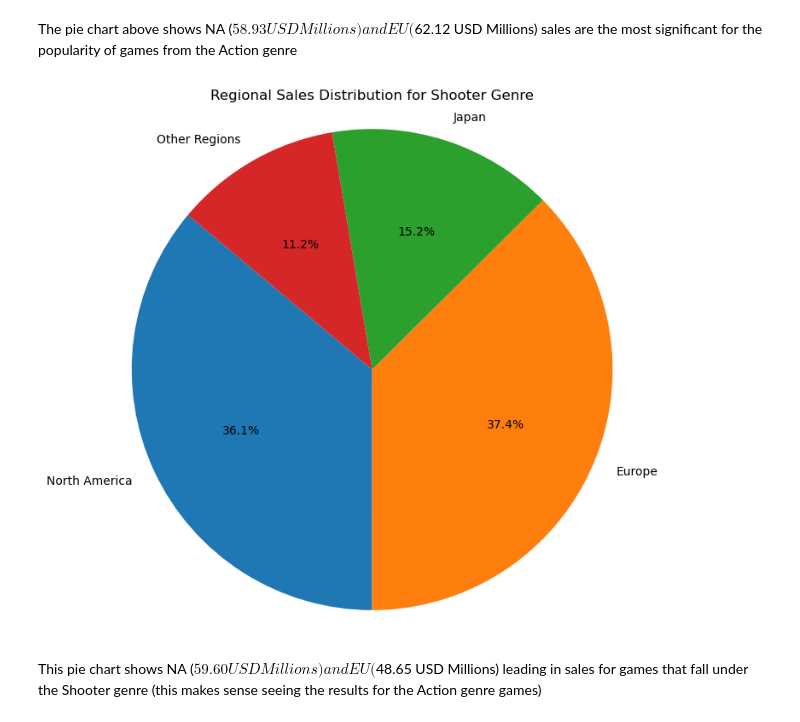
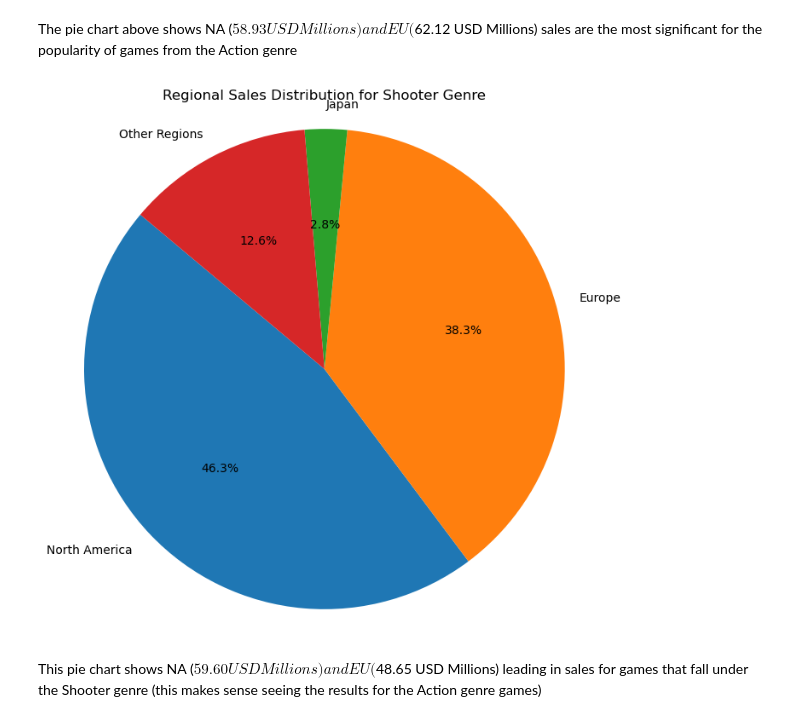
Before and after one commit to michav95/Video-Game-Forecasting, a Jupyter notebook: notebooks/EDA.ipynb, the cells around one changed output. Cells and saved outputs as stored; diff of their text form; code cells hidden in the pictures.

```diff
--- a/notebooks/EDA.ipynb
+++ b/notebooks/EDA.ipynb
@@ -678,7 +672,7 @@ The average length of time for new platforms to appear, and old ones to fade out
 # Moving forward we should only use data from 2014-2017, due to such a dynamically changing industry with constant growth and development we don't want to take too long a time interval.
 
 # Create the dataframe we will be focusing on moving forward
-DF_new = DF[(DF['year_of_release'] >= 2014) & (DF['year_of_release']<= 2017)]
+DF_new = DF[(DF['year_of_release'] >= 2014) & (DF['year_of_release']<= 2016)]
 
 # Put the new dataframe in chronological order based on the year_of_release column
 DF_new_sorted = DF_new.sort_values(by='year_of_release', ascending=True)
@@ -1600,25 +1688,30 @@ The pie chart above shows NA ($58.93 USD Millions) and EU ($62.12 USD Millions)
 # %%
 # Filter data for the specific genre
 shooter_genre_data = DF_new_sorted[DF_new_sorted['genre'] == 'Shooter']
 
 # Sum sales across regions for Action genre
 na_shooter_sales = shooter_genre_data['na_sales'].sum()
 eu_shooter_sales = shooter_genre_data['eu_sales'].sum()
 jp_shooter_sales = shooter_genre_data['jp_sales'].sum()
 other_shooter_sales = shooter_genre_data['other_sales'].sum()
 
 # Prep data for pie chart
-shooter_sales_data = [na_action_sales, eu_action_sales, jp_action_sales, other_action_sales]
+shooter_sales_data = [
+    na_shooter_sales,
+    eu_shooter_sales,
+    jp_shooter_sales,
+    other_shooter_sales
+]
 regions = ['North America', 'Europe', 'Japan', 'Other Regions']
 
 # Create Pie Chart
 plt.figure(figsize=(8, 8))
 plt.pie(shooter_sales_data, labels=regions, autopct='%1.1f%%', startangle=140)
 plt.title('Regional Sales Distribution for Shooter Genre')
 plt.axis('equal')
 plt.show()
 # %% [output]
-[figure, old version]
+[figure, new version]
 # %% [markdown]
 This pie chart shows NA ($59.60 USD Millions) and EU ($48.65 USD Millions) leading in sales for games that fall under the Shooter genre (this makes sense seeing the results for the Action genre games)
 # %%
```
Also changed, not shown: parts of 38 cells of this notebook.
